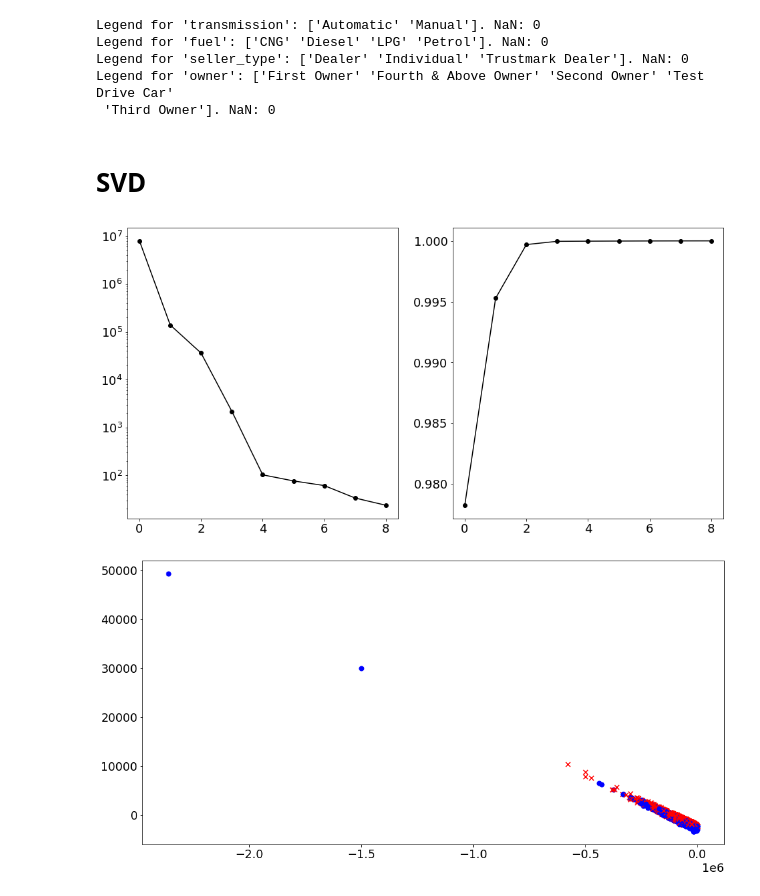
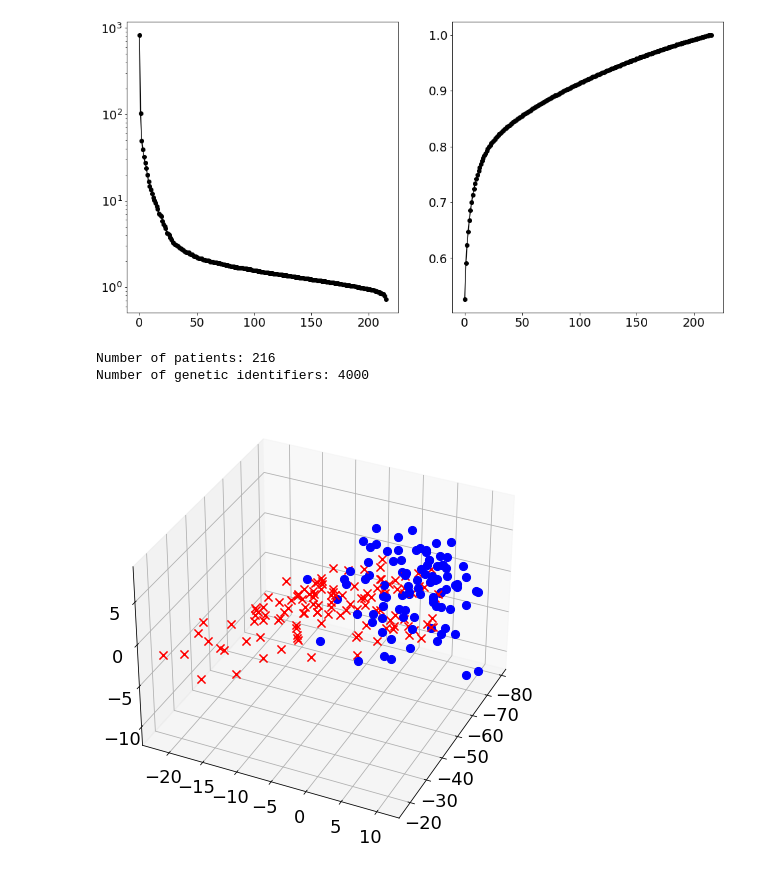
Before and after one commit to cedric-uden/Dimensionality-Reduction, a Jupyter notebook: notebooks/SVD-Visualization.ipynb, the cells around one changed output. Cells and saved outputs as stored; diff of their text form; code cells hidden in the pictures.

Commit message:
changed data set to ovarian cancer

```diff
--- a/notebooks/SVD-Visualization.ipynb
+++ b/notebooks/SVD-Visualization.ipynb
@@ -81,27 +8,0 @@ Nr of Cars (post Drop): 7906
-# %%
-# label encode the categorical features
-
-le = LabelEncoder()
-col = 'transmission'
-data[col] = le.fit_transform(data[col])
-print(f"Legend for '{col}': {le.classes_}. NaN: {data[col].isna().sum()}")
-
-col = 'fuel'
-data[col] = le.fit_transform(data[col])
-print(f"Legend for '{col}': {le.classes_}. NaN: {data[col].isna().sum()}")
-
-col = 'seller_type'
-data[col] = le.fit_transform(data[col])
-print(f"Legend for '{col}': {le.classes_}. NaN: {data[col].isna().sum()}")
-
-col = 'owner'
-data[col] = le.fit_transform(data[col])
-print(f"Legend for '{col}': {le.classes_}. NaN: {data[col].isna().sum()}")
-# %% [output]
-Legend for 'transmission': ['Automatic' 'Manual']. NaN: 0
-Legend for 'fuel': ['CNG' 'Diesel' 'LPG' 'Petrol']. NaN: 0
-Legend for 'seller_type': ['Dealer' 'Individual' 'Trustmark Dealer']. NaN: 0
-Legend for 'owner': ['First Owner' 'Fourth & Above Owner' 'Second Owner' 'Test Drive Car'
- 'Third Owner']. NaN: 0
-# %% [markdown]
-# SVD
@@ -110,38 +9,42 @@ Legend for 'owner': ['First Owner' 'Fourth & Above Owner' 'Second Owner' 'Test D
-# %%
-label_id = "selling_price"
-features = data.drop(label_id, axis = 1)
-label = data[label_id]
-features = features.to_numpy()
-label = label.to_numpy()
+# %%
+data = np.loadtxt(data_path, delimiter=',')
+with open(label_path, 'r') as f:
+    label = f.read().split("\n")
 # %%
-
-
-U, S, VT = np.linalg.svd(features, full_matrices=False)
+u, sigma, vT = np.linalg.svd(data, full_matrices=False)
 
 fig1 = plt.figure()
 ax1 = fig1.add_subplot(121)
-ax1.semilogy(S, '-o', color='k')
+ax1.semilogy(sigma, '-o', color='k')
 ax2 = fig1.add_subplot(122)
-ax2.plot(np.cumsum(S) / np.sum(S), '-o', color='k')
+ax2.plot(np.cumsum(sigma) / np.sum(sigma), '-o', color='k')
 
 plt.show()
+
+print(f"Number of patients: {data.shape[0]}")
+print(f"Number of genetic identifiers: {data.shape[1]}")
 # %% [output]
-[figure, old version]
+[figure, new version]
+Number of patients: 216
+Number of genetic identifiers: 4000
 # %%
-mark_red_cars_below_x_rupees = 500_000
+fig2 = plt.figure()
+ax = fig2.add_subplot(111, projection='3d')
 
-fig2 = plt.figure()
-ax = fig2.add_subplot(111)
+marker_size = 66
 
-for j in range(features.shape[0]):
-    x = VT[0, :] @ features[j, :].T
-    y = VT[1, :] @ features[j, :].T
+for j in range(data.shape[0]):
+    x = vT[0, :] @ data[j, :].T
+    y = vT[1, :] @ data[j, :].T
+    z = vT[2, :] @ data[j, :].T
 
-    if label[j] < mark_red_cars_below_x_rupees:
-        ax.scatter(x, y, marker='x', color='r', s=50)
+    if label[j] == 'Cancer':
+        ax.scatter(x, y, z, marker='x', color='r', s=marker_size)
     else:
-        ax.scatter(x, y, marker='o', color='b', s=50)
+        ax.scatter(x, y, z, marker='o', color='b', s=marker_size)
 
+viewing_angle = (33, 25)
+ax.view_init(*viewing_angle)
 plt.show()
 # %% [output]
-[figure, old version]
+[figure, new version]
```
Also changed, not shown: parts of 9 cells of this notebook, 2 other files.
